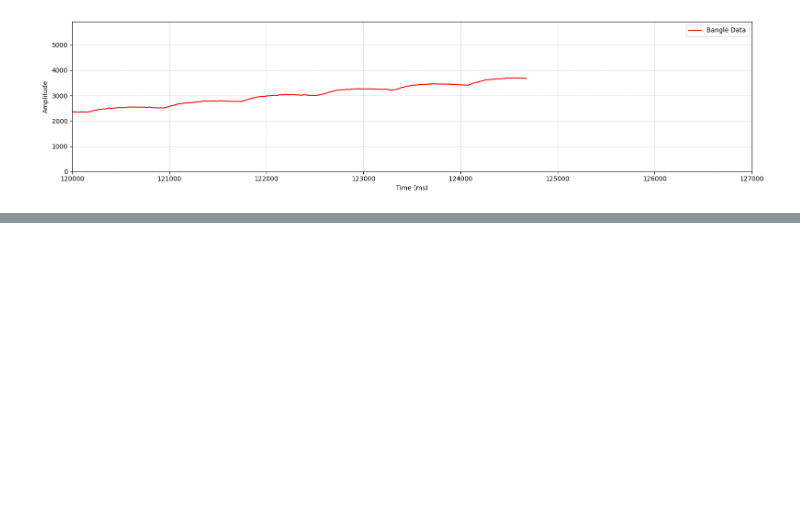
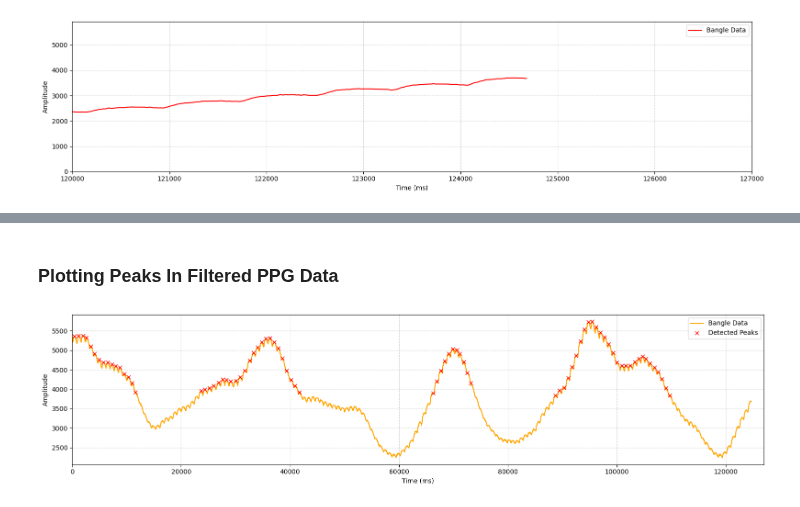
Before and after one commit to Showmick119/Benchmarking-Signal-Processing-Packages, a Jupyter notebook: plot_data.ipynb, the cells around one changed output, grey strips where cells are left out. Saved outputs shown, nothing was run; the diff lists cells and outputs as text; code cells hidden in the pictures; blank space fills up the shorter version.

```diff
--- a/plot_data.ipynb
+++ b/plot_data.ipynb
@@ -40,0 +43,9 @@ plt.show()
+# %%
+from scipy.signal import find_peaks
+
+dt = np.diff(timestamps) / 1000.0
+fs = 1 / np.mean(dt)
+print(f"Estimated PPG sampling rate: {fs:.1f} Hz")
+
+min_dist = int(0.5 * fs)
+peaks, props = find_peaks(ppg_raw, distance=min_dist, height=np.mean(ppg_raw))
@@ -40,0 +68,15 @@ plt.show()
+# %% [markdown]
+### **Plotting Peaks In Filtered PPG Data**
+# %%
+plt.figure(figsize=(16, 4))
+plt.plot(timestamps, ppg_raw, c='orange', label="Bangle Data")
+plt.plot(timestamps[peaks], ppg_raw[peaks], 'x', c='red', label="Detected Peaks")
+plt.grid(which='both', axis='both', linestyle='--', alpha=0.5)
+plt.xlabel("Time (ms)")
+plt.ylabel("Amplitude")
+plt.legend()
+plt.xlim(left=0, right=127000)
+plt.tight_layout()
+plt.show()
+# %% [output]
+[figure, added]
```
Also changed, not shown: parts of 3 cells of this notebook.
